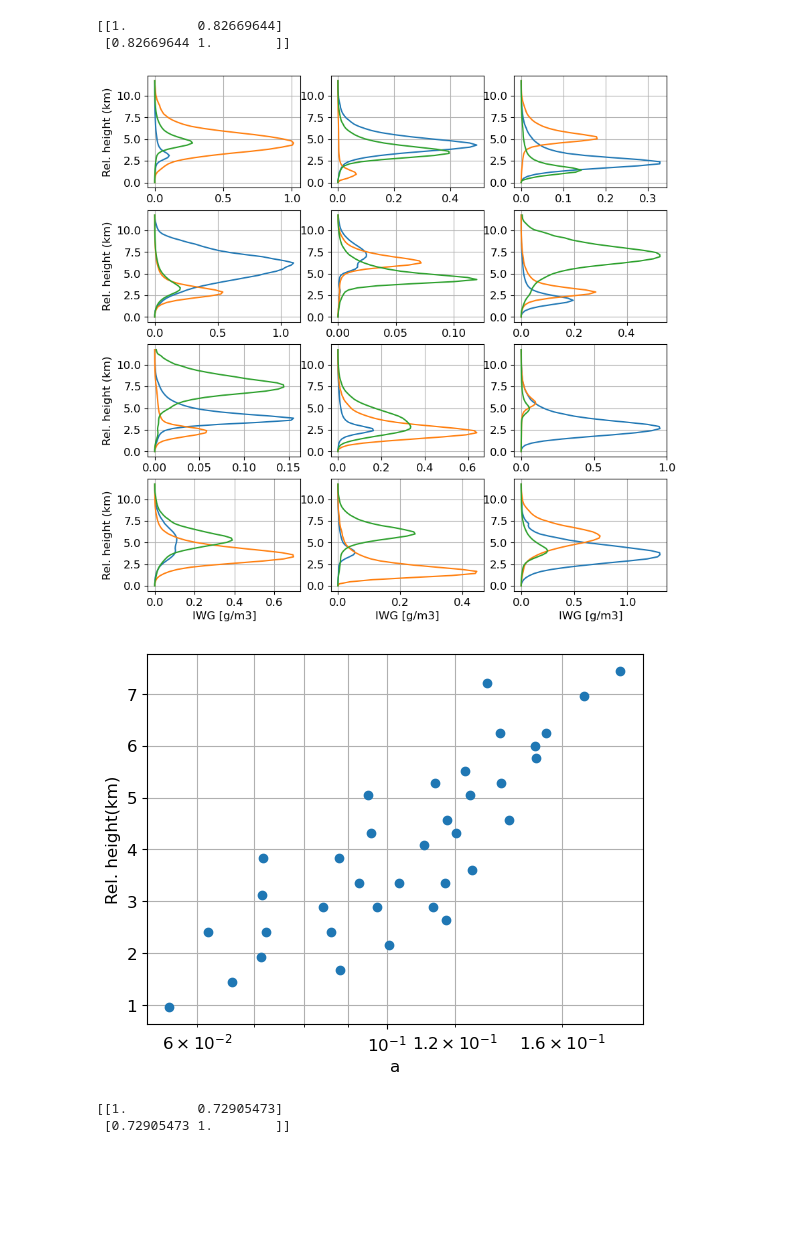
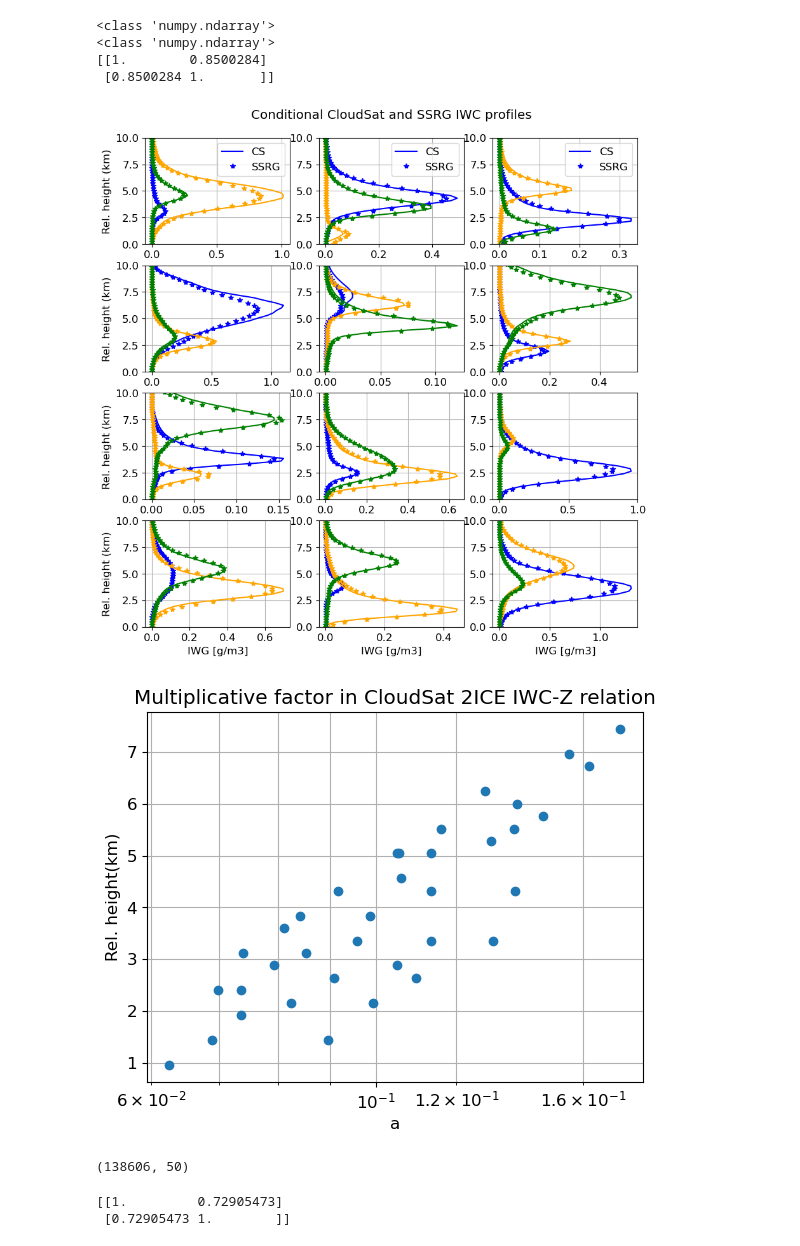
Before and after one commit to mgrecu35/anvilRetr, a Jupyter notebook: extractCS.ipynb, the cells around one changed output. Drawn from its saved outputs; the diff is of its cells as text; code cells hidden in the pictures; blank space fills up the shorter version.

```diff
--- a/extractCS.ipynb
+++ b/extractCS.ipynb
@@ -71,11 +71,20 @@ with ncf.Dataset('cloudSat_thr01.nc','a') as f:
     f.variables['zw_label'][:]=kmeans.labels_
     f.createVariable('iwc_label','i4',('time',))
     f.variables['iwc_label'][:]=kmeans_iwc.labels_
+# %%
+# read iwc_SSRG from netcdf file 'simObsInclined.nc'
+with ncf.Dataset('simObsInclined_195.nc','r') as f:
+    iwc_SSRG=f.variables['iwc_SSRG'][:]
 # %%
 plt.figure(figsize=(10,10))
 iwcCoeffL=[]
 peakL=[]
 iclass=0
+print(type(iwc_SSRG.data))
+print(type(iwcL))
+iwc_SSRG_double=iwc_SSRG.data[:,:-5].astype(np.float32)
+iwc_SSRG_labels=kmeans_iwc.predict(iwc_SSRG_double)
+
 for i in range(4):
     for j in range(3):
         ax=plt.subplot(4,3,i*3+j+1)
@@ -90,8 +99,15 @@ for i in range(4):
         #ax.xaxis.set_visible(False)
         for k in range(3):
             a=np.nonzero(kmeans_iwc.labels_==iclass)[0]
+            cols=['b','orange','green']
+            leg1=['CS',None,None]
+            leg2=['SSRG',None,None]
             if len(a)>0:
-                plt.plot(iwcL[a,:].mean(axis=0),np.arange(50)*0.24)
+                plt.plot(iwcL[a,:].mean(axis=0),np.arange(50)*0.24,color=cols[k],label=leg1[k])
+                plt.ylim(0,10)
+            a=np.nonzero(iwc_SSRG_labels==iclass)[0]
+            if len(a)>0:
+                plt.plot(iwc_SSRG[a,:].mean(axis=0),np.arange(50)*0.24,'*',color=cols[k],label=leg2[k])
             # plot yticks no labels
                 ax.set_yticks(np.arange(0,12.5,2.5))
 
@@ -104,37 +120,55 @@ for i in range(4):
                 peakL.append(ind)
                 if len(c[0])>0:
                     iwcCoeff=np.polyfit(zKuL[a,:][b][c],np.log10(iwcL[a,:][b][c]),1)
                     iwcRet=10**(iwcCoeff[0]*zKuL[a,:]+iwcCoeff[1])
                 #plt.plot(iwcRet.mean(axis=0),range(40))
                     iwcCoeffL.append(iwcCoeff)
+
             iclass+=1
+        if i==0:
+            plt.legend()
+            if j==1:
+                plt.title("Conditional CloudSat and SSRG IWC profiles\n")
+
+# write text to plot
+#plt.text(0.5, 0.5, 'matplotlib', horizontalalignment='center', verticalalignment='center')
+#plt.tight_layout()
 iwcCoeffL=np.array(iwcCoeffL)
 print(np.corrcoef(iwcCoeffL[:,1],peakL))
 plt.savefig('iwcClasses.png')
 plt.figure()
 ax=plt.subplot(111)
 plt.semilogx(10**iwcCoeffL[:,1],np.array(peakL)*0.24,'o')
+import pickle
+plt.title('Multiplicative factor in CloudSat 2ICE IWC-Z relation')
+pickle.dump({'iwcCoeff':iwcCoeffL,'peak':peakL},open('iwcCoeff.pkl','wb'))
 plt.xlabel('a')
 plt.ylabel('Rel. height(km)')
 plt.grid()
 # plot grid for x minor ticks
 
 import matplotlib.ticker as ticker
 locator = ticker.FixedLocator([6e-2,7e-2,8e-2,9e-2,1e-1,1.2e-1,1.6e-1,2e-1])
 ax.xaxis.set_minor_locator(locator)
 
 plt.grid(which='minor', axis='x')
 # specify x minor ticks
 # set scientific style for x axis labels
 #ax.ticklabel_format(useMathText=True)
 #plt.ticklabel_format(axis='x',style='sci')
 #ax.xaxis.major.formatter.
 plt.savefig('iwcCoeff.png')
 # %% [output]
-[[1.         0.82669644]
- [0.82669644 1.        ]]
+<class 'numpy.ndarray'>
+<class 'numpy.ndarray'>
+[[1.        0.8500284]
+ [0.8500284 1.       ]]
-[figure, old version]
+[figure, new version]
-[figure, old version]
+[figure, new version]
+# %%
+print(iwcL.shape)
+# %% [output]
+(138606, 50)
 # %%
 #print(iwcCoeffL)
 fh.close()
```
Also changed, not shown: 1 other file.
